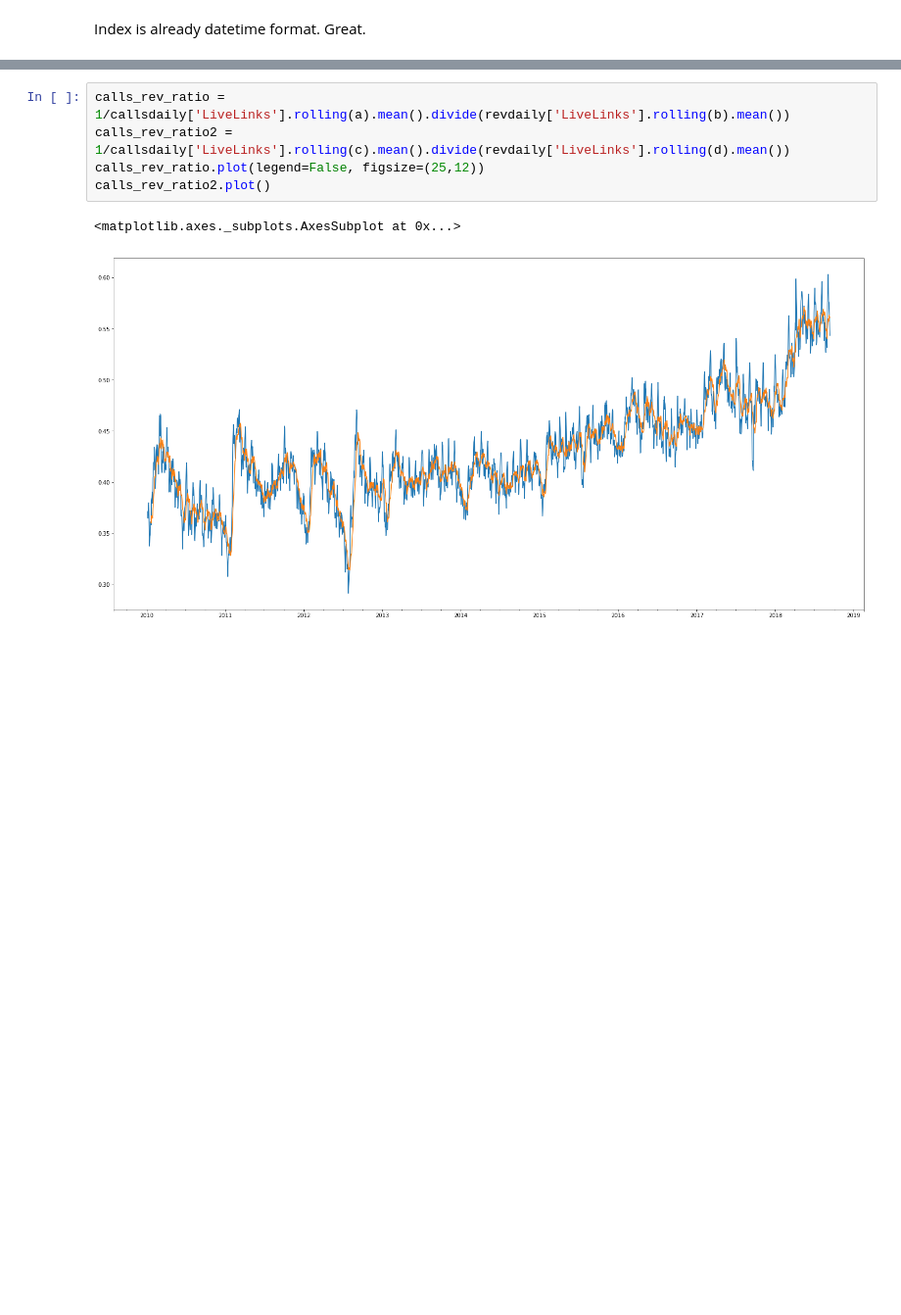
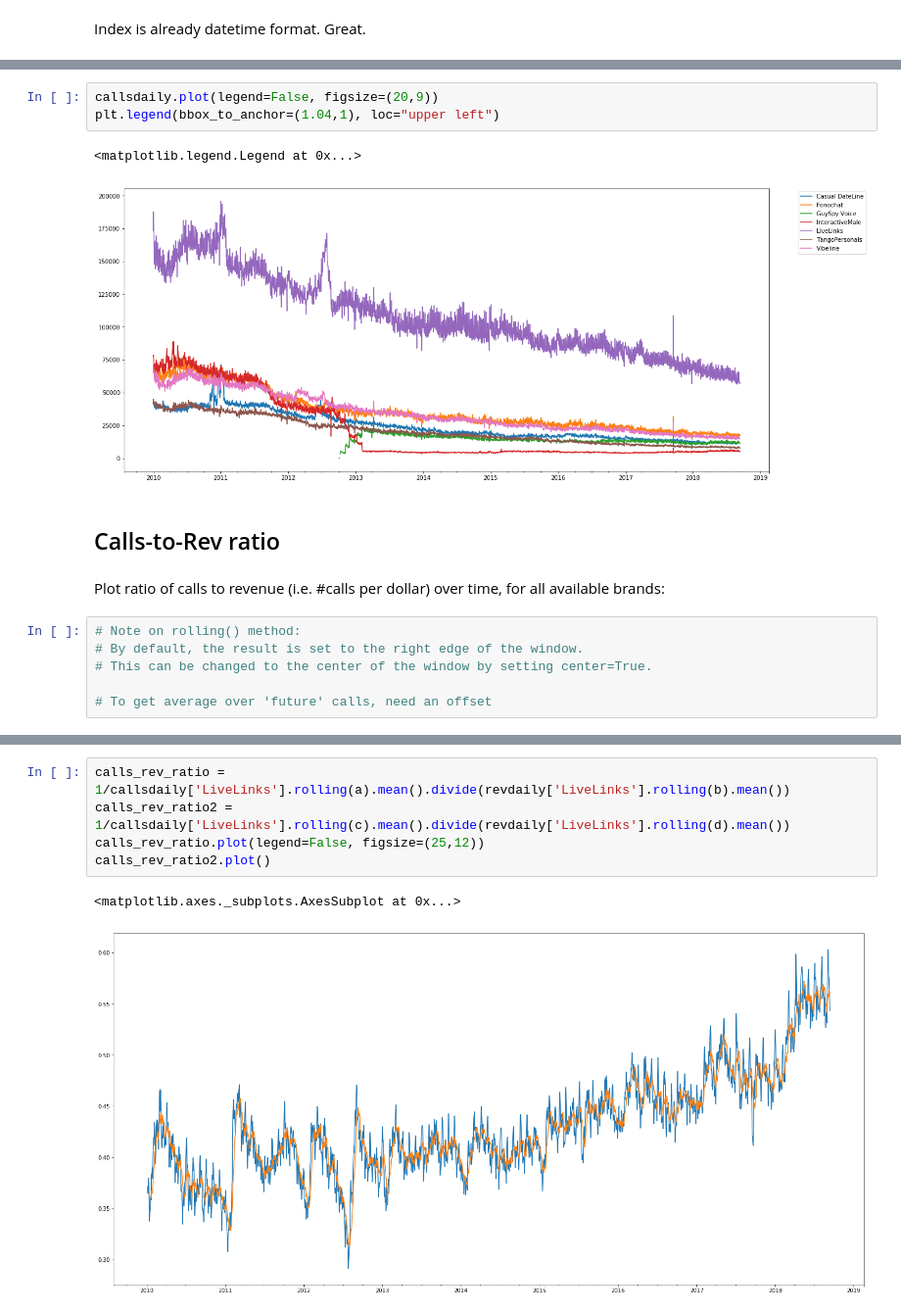
Before and after one commit to jamiegor/Revenue, a Jupyter notebook: SpendAndRevenue.ipynb, the cells around one changed output, grey strips where cells are left out. Shown at 98% size. Drawn from its saved outputs; the diff is of its cells as text; blank space fills up the shorter version.

```diff
--- a/SpendAndRevenue.ipynb
+++ b/SpendAndRevenue.ipynb
@@ -166,0 +167,17 @@ plt.gca().set_ylim(-1000, 60000)
+# %%
+callsdaily.plot(legend=False, figsize=(20,9))
+plt.legend(bbox_to_anchor=(1.04,1), loc="upper left")
+# %% [output]
+<matplotlib.legend.Legend at 0x...>
+[figure, added]
+# %% [markdown]
+<a name=callstorev></a>
+## Calls-to-Rev ratio
+# %% [markdown]
+Plot ratio of calls to revenue (i.e. #calls per dollar) over time, for all available brands:
+# %%
+# Note on rolling() method:
+# By default, the result is set to the right edge of the window.
+# This can be changed to the center of the window by setting center=True.
+
+# To get average over 'future' calls, need an offset
```
Also changed, not shown: parts of 31 cells of this notebook, 4 other files.
